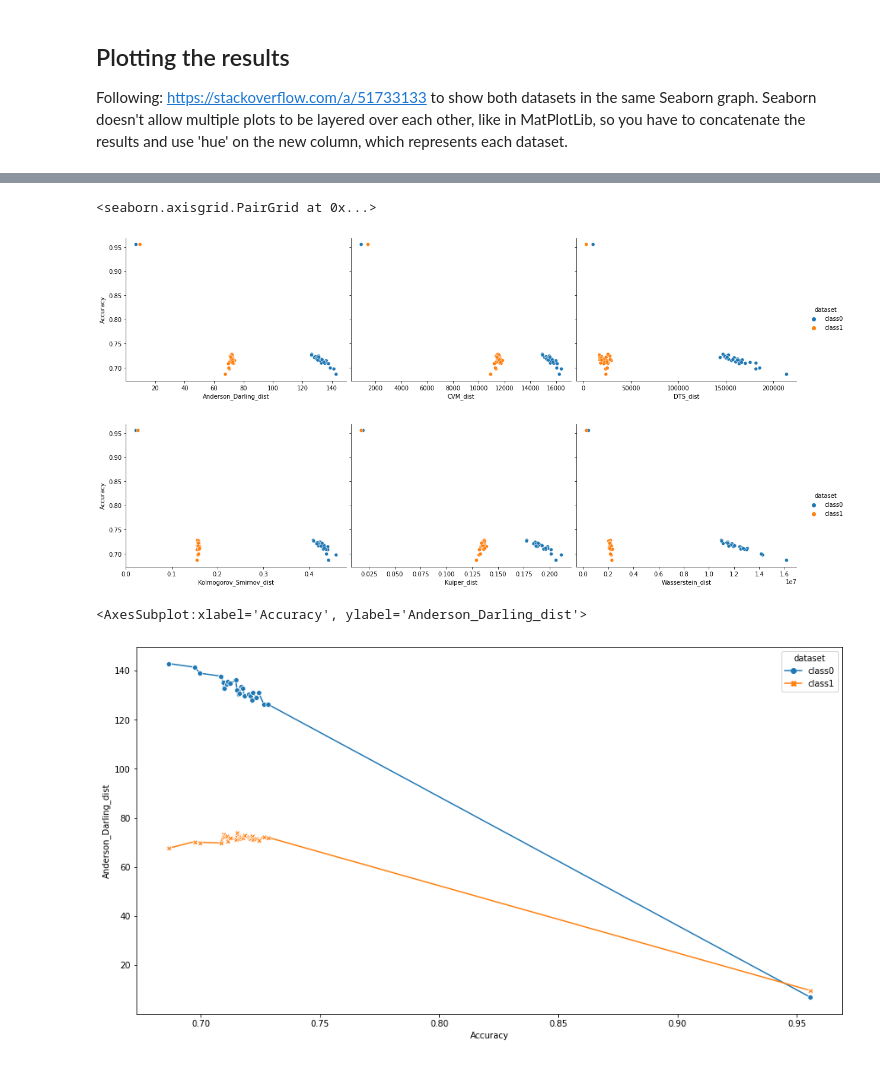
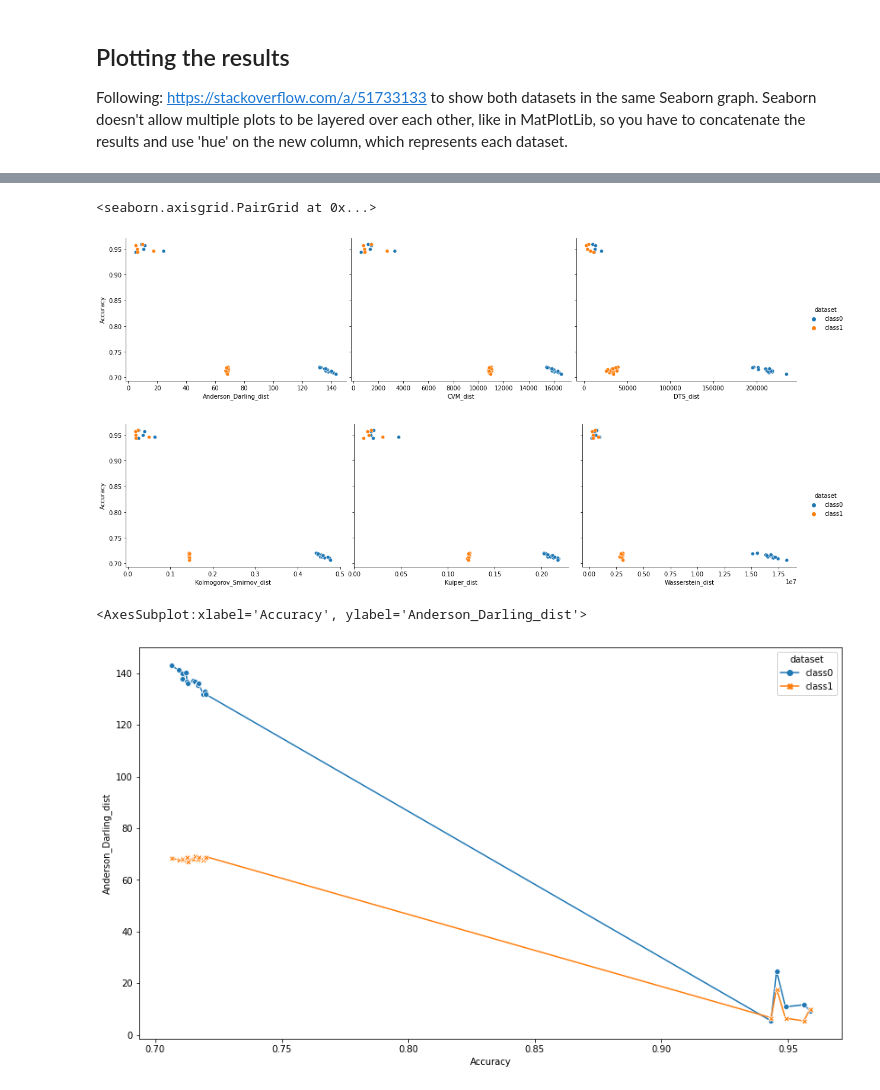
Before and after one commit to ISorokos/SafeML, a Jupyter notebook: Implementation_in_Python/CICIDS2017_Security_Data/Security_CICIDS2017_v1.ipynb, the cells around one changed output, grey strips where cells are left out. Saved outputs shown, nothing was run; the diff lists cells and outputs as text; code cells hidden in the pictures.

Commit message:
Refactoring and adding more code documentation for 20 perm, non-normalised PCA results

```diff
--- a/Implementation_in_Python/CICIDS2017_Security_Data/Security_CICIDS2017_v1.ipynb
+++ b/Implementation_in_Python/CICIDS2017_Security_Data/Security_CICIDS2017_v1.ipynb
@@ -187,15 +188,10 @@ Note: Could add if statement to print out confusion matrix x amount of times, du
 # %%
 def train_and_predict_Neural_Network_MLP_model(X_train, X_test, y_train, y_test):
     # Instantiating new Neural Network classifier and setting Hyperparameters
-    Neural_Net_model = MLPClassifier(hidden_layer_sizes=(15,), activation='relu',
+    Neural_Net_model = MLPClassifier(hidden_layer_sizes=(10,), activation='relu',
                                     solver='adam', alpha=0.0001, batch_size='auto',
                                     learning_rate='adaptive', learning_rate_init=0.005,
                                     max_iter=400)
-
-    # Testing worse performing MLP classifier
-    #Neural_Net_model = MLPClassifier(hidden_layer_sizes=(8,), max_iter=300)
-    #Neural_Net_model = LogisticRegression(solver="saga", max_iter=600)
-    #Neural_Net_model=KNeighborsClassifier(n_neighbors=3, weights='uniform')
 
     # Fitting the model is synonymous to training the model. Need to call .ravel() to get array in correct format.
     Neural_Net_model.fit(X_train, y_train.ravel())
@@ -263,10 +259,11 @@ def get_X_train_and_test_data_for_given_label(labels, label_index, pred_y, X_tra
 ## Useful environment variables
 # %%
 # 'Reduced dimensions' variable for altering the number of PCA principal components. Can be altered for needs.
-dimensions_num_for_PCA = 10
+# Only 7 principal components needed when using non-normalised PCA dataset.
+dimensions_num_for_PCA = 7
 
 # Max number of permutations to run. Can be altered for needs.
-number_of_permutations = 25
+number_of_permutations = 20
 
 # 10 folds is usually the heuristic to follow for larger datasets of around this size.
 num_of_splits_for_skf = 10
@@ -738,7 +758,10 @@ The sklearn's default k value is 5 (also true for MATLAB's implementation).
 
 References: https://scikit-learn.org/stable/modules/generated/sklearn.neighbors.KNeighborsClassifier.html & https://towardsdatascience.com/machine-learning-basics-with-the-k-nearest-neighbors-algorithm-6a6e71d01761
 # %%
-knn_model = KNeighborsClassifier(n_neighbors=5, weights='uniform', algorithm='auto', leaf_size=30, p=2, metric='minkowski', metric_params=None, n_jobs=None)
+knn_model = KNeighborsClassifier(n_neighbors=5, weights='uniform',
+                                    algorithm='auto', leaf_size=30,
+                                    p=2, metric='minkowski',
+                                    metric_params=None, n_jobs=None)
 # %% [markdown]
 ### Training the model and predicting test data results (confusion matrix)
 The selected Machine Learning classifier/ model/ models can now be trained on training data (from the StratifiedKFold splitting). Once the model is trained, it can be used to predict the test data's labels (based upon what it has seen before).
@@ -1015,34 +1013,28 @@ Now, running the code for each permutation requires StratifiedKFold splitting, m
 # 1st Set all variables needed outside for loop scope, e.g. the multi-dimensional Results array.
 labels = df_final['label'].unique()
 number_of_classes = len(df_final['label'].unique())
+
 # List of Lists to hold each separate label result, using list_index->label_number mapping (for accessing)
-# Using Python 'List Comprehensions'. This way is Python sub-list ID safe, see link for more info:
-# https://thispointer.com/how-to-create-and-initialize-a-list-of-lists-in-python/
 list_of_lists_results = [[] for i in range(number_of_classes)]
-# See https://stackoverflow.com/a/17496530. Fast way to 'append' to dataframe for results table.
 
 for current_permutation in range(number_of_permutations):
-    # 1.1. Cross validation, train test splitting here (extract to functions)
-    #X_train, X_test, y_train, y_test = get_shuffled_stratifiedKFold_train_test_split(X, y)
+    # 1.1. Cross validation, train test stratified splitting (extracted to a function, see top of file)
+    X_train, X_test, y_train, y_test = get_shuffled_stratifiedKFold_train_test_split(X, y)
 
-    # Trying simple splitting, with 30% training data to simulate new dataset...
-    X_train, X_test, y_train, y_test = train_test_split(X, y, test_size=0.3, shuffle=True)
-
-    # 1.2. Train MLP classifier here using the train and test data, and call model.predict to get pred_y
+    # 1.2. Train MLP (Neural net) model using the train test data, and model.predict to get pred_y
     pred_y, accuracy = train_and_predict_Neural_Network_MLP_model(X_train, X_test, y_train, y_test)
 
     # 1.3. loop over each label/ class
     for current_label in range(number_of_classes):
 
-        # 1.4. Gets the correct indices for the train and test data (X)
+        # 1.4. Gets the correct indices for the train and test data ('X' data holds no labels)
         X_train_loc_for_label, X_test_loc_for_label = get_X_train_and_test_data_for_given_label(labels,
                                                         current_label, pred_y, X_train, X_test, y_train, y_test)
 
-        # 1.5. Get all statistical dist measures for current_label
+        # 1.5. Gets all ECDF statistical distance measures for current_label
         dict_result_row = get_statistical_dist_measures_for_class_result(accuracy,
                                                 X_train_loc_for_label, X_test_loc_for_label)
 
         # 1.6. Append new dict row to current_label index of list of lists
-        # See: https://thispointer.com/how-to-create-and-initialize-a-list-of-lists-in-python/
         list_of_lists_results[current_label].append(dict_result_row)
 # %% [markdown]
@@ -1130,15 +1123,13 @@ sns.pairplot(
 )
 # %% [output]
 <seaborn.axisgrid.PairGrid at 0x...>
-[figure, old version]
+[figure, new version]
-[figure, old version]
+[figure, new version]
 # %%
-#sns.lineplot(data=concatenated, x='Accuracy', y='CVM_dist', hue='dataset')
-#sns.lineplot(data=concatenated, x='Accuracy', y='DTS_dist', hue="dataset", style="dataset", markers=True, dashes=False)
-plt.figure(figsize=(15,8))
+plt.figure(figsize=(14,8))
 sns.lineplot(data=concatenated, x='Accuracy', y='Anderson_Darling_dist', hue="dataset", style="dataset",
     markers=True, dashes=False, err_style="bars", ci=40, estimator="mean")
 # %% [output]
 <AxesSubplot:xlabel='Accuracy', ylabel='Anderson_Darling_dist'>
-[figure, old version]
+[figure, new version]
 # %%
```
Also changed, not shown: parts of 51 cells of this notebook.
